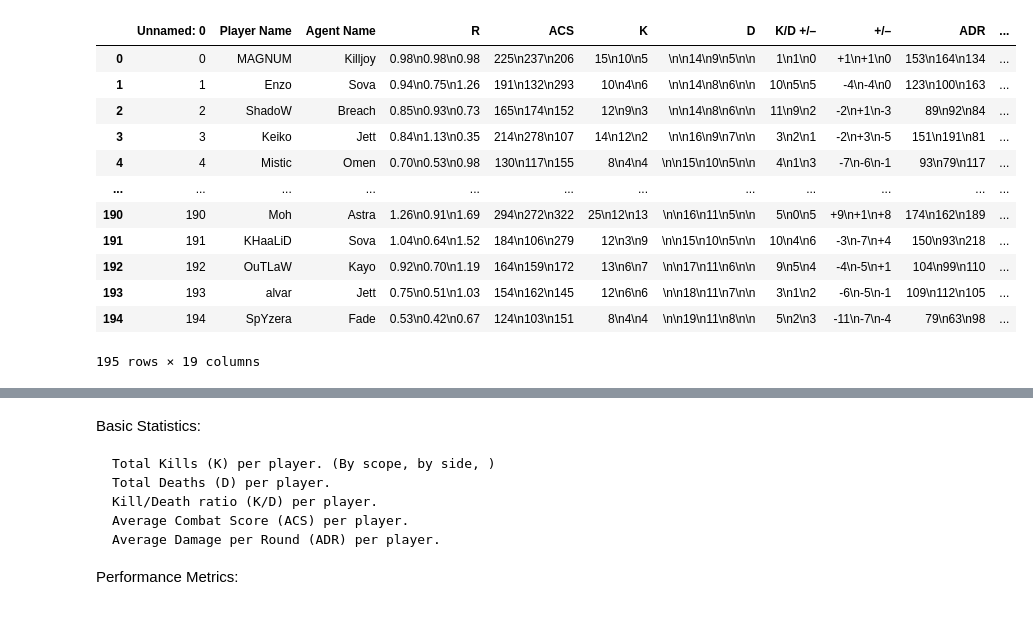
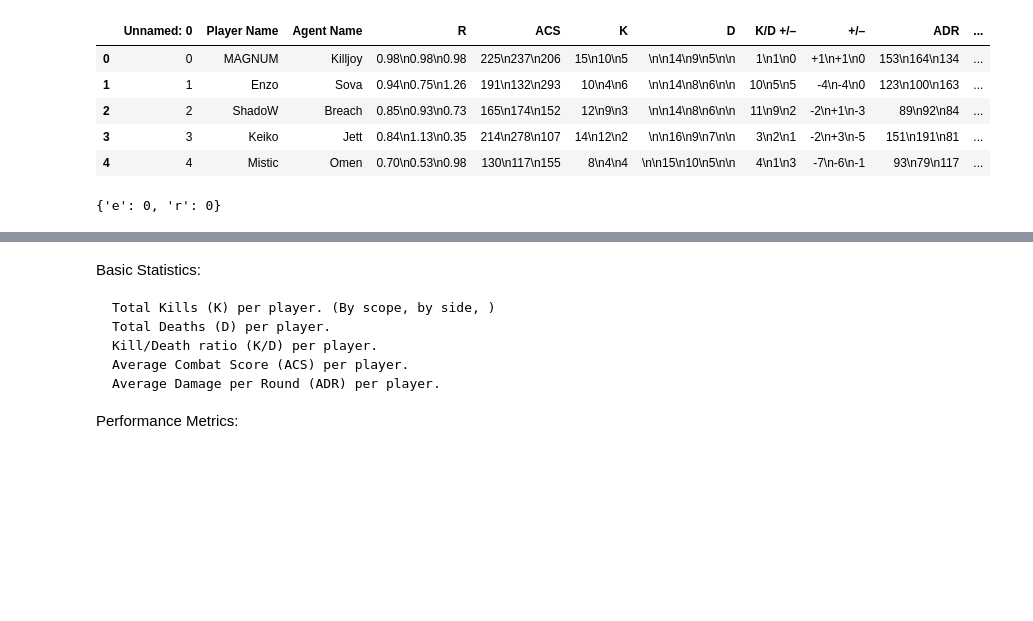
Before and after one commit to mariusBRM/M8_Valorant, a Jupyter notebook: exploration.ipynb, the cells around one changed output, grey strips where cells are left out. Cells and saved outputs as stored; diff of their text form; code cells hidden in the pictures; blank space fills up the shorter version.

```diff
--- a/exploration.ipynb
+++ b/exploration.ipynb
@@ -3,18 +3,11 @@ import pandas as pd
 
 statistique = pd.read_csv('Data/stat_match_ascension.csv')
 # %%
-statistique.head(-5)
+statistique.head()
 # %% [output]
 |  | Unnamed: 0 | Player Name | Agent Name | R | ACS | K | D | K/D +/– | +/– | ADR | ... |
 | 0 | 0 | MAGNUM | Killjoy | 0.98\n0.98\n0.98 | 225\n237\n206 | 15\n10\n5 | \n\n14\n9\n5\n\n | 1\n1\n0 | +1\n+1\n0 | 153\n164\n134 | ... |
 | 1 | 1 | Enzo | Sova | 0.94\n0.75\n1.26 | 191\n132\n293 | 10\n4\n6 | \n\n14\n8\n6\n\n | 10\n5\n5 | -4\n-4\n0 | 123\n100\n163 | ... |
 | 2 | 2 | ShadoW | Breach | 0.85\n0.93\n0.73 | 165\n174\n152 | 12\n9\n3 | \n\n14\n8\n6\n\n | 11\n9\n2 | -2\n+1\n-3 | 89\n92\n84 | ... |
 | 3 | 3 | Keiko | Jett | 0.84\n1.13\n0.35 | 214\n278\n107 | 14\n12\n2 | \n\n16\n9\n7\n\n | 3\n2\n1 | -2\n+3\n-5 | 151\n191\n81 | ... |
 | 4 | 4 | Mistic | Omen | 0.70\n0.53\n0.98 | 130\n117\n155 | 8\n4\n4 | \n\n15\n10\n5\n\n | 4\n1\n3 | -7\n-6\n-1 | 93\n79\n117 | ... |
-| ... | ... | ... | ... | ... | ... | ... | ... | ... | ... | ... | ... |
-| 190 | 190 | Moh | Astra | 1.26\n0.91\n1.69 | 294\n272\n322 | 25\n12\n13 | \n\n16\n11\n5\n\n | 5\n0\n5 | +9\n+1\n+8 | 174\n162\n189 | ... |
-| 191 | 191 | KHaaLiD | Sova | 1.04\n0.64\n1.52 | 184\n106\n279 | 12\n3\n9 | \n\n15\n10\n5\n\n | 10\n4\n6 | -3\n-7\n+4 | 150\n93\n218 | ... |
-| 192 | 192 | OuTLaW | Kayo | 0.92\n0.70\n1.19 | 164\n159\n172 | 13\n6\n7 | \n\n17\n11\n6\n\n | 9\n5\n4 | -4\n-5\n+1 | 104\n99\n110 | ... |
-| 193 | 193 | alvar | Jett | 0.75\n0.51\n1.03 | 154\n162\n145 | 12\n6\n6 | \n\n18\n11\n7\n\n | 3\n1\n2 | -6\n-5\n-1 | 109\n112\n105 | ... |
-| 194 | 194 | SpYzera | Fade | 0.53\n0.42\n0.67 | 124\n103\n151 | 8\n4\n4 | \n\n19\n11\n8\n\n | 5\n2\n3 | -11\n-7\n-4 | 79\n63\n98 | ... |
-195 rows × 19 columns
@@ -20,0 +20,4 @@ statistique.head(-5)
+# %%
+test
+# %% [output]
+{'e': 0, 'r': 0}
```
Also changed, not shown: parts of 5 cells of this notebook, 1 other file.
